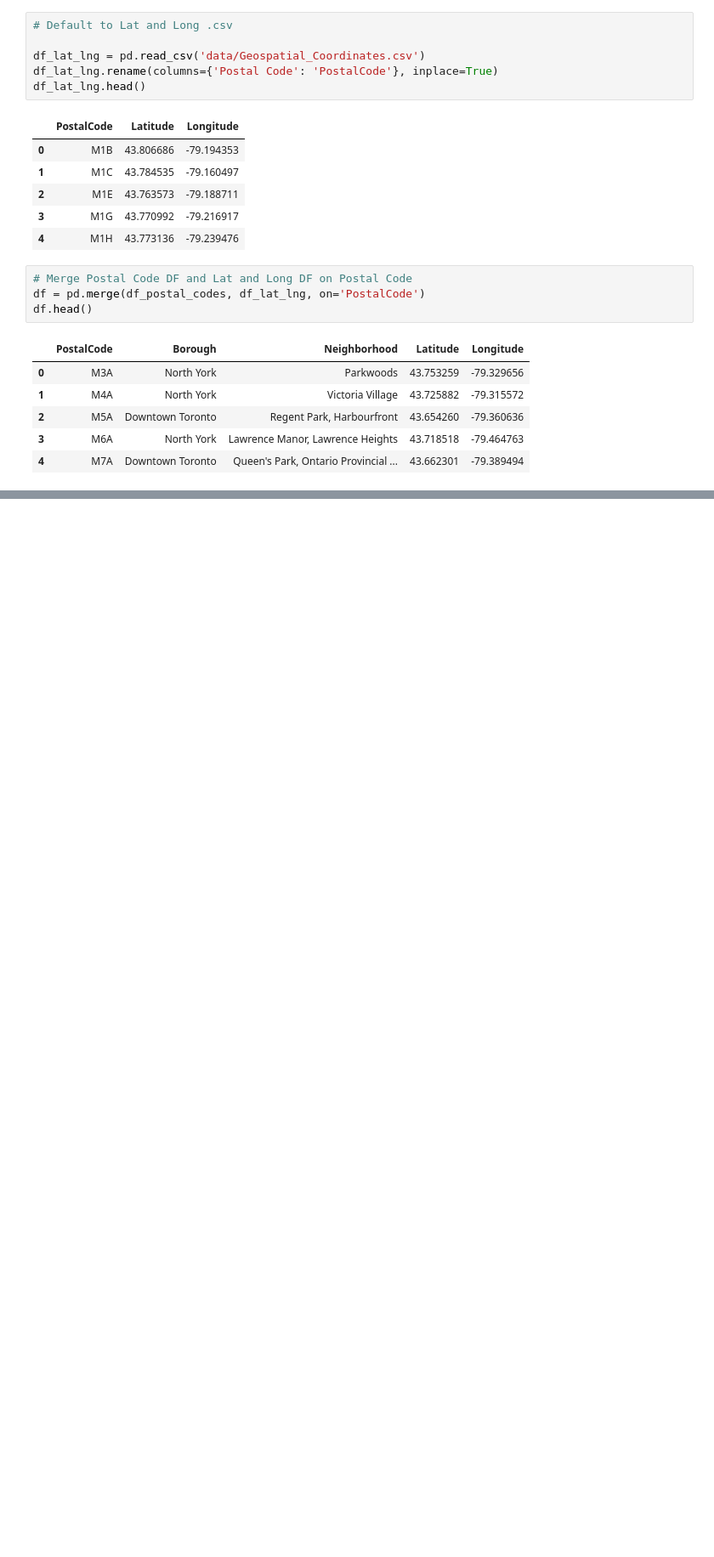
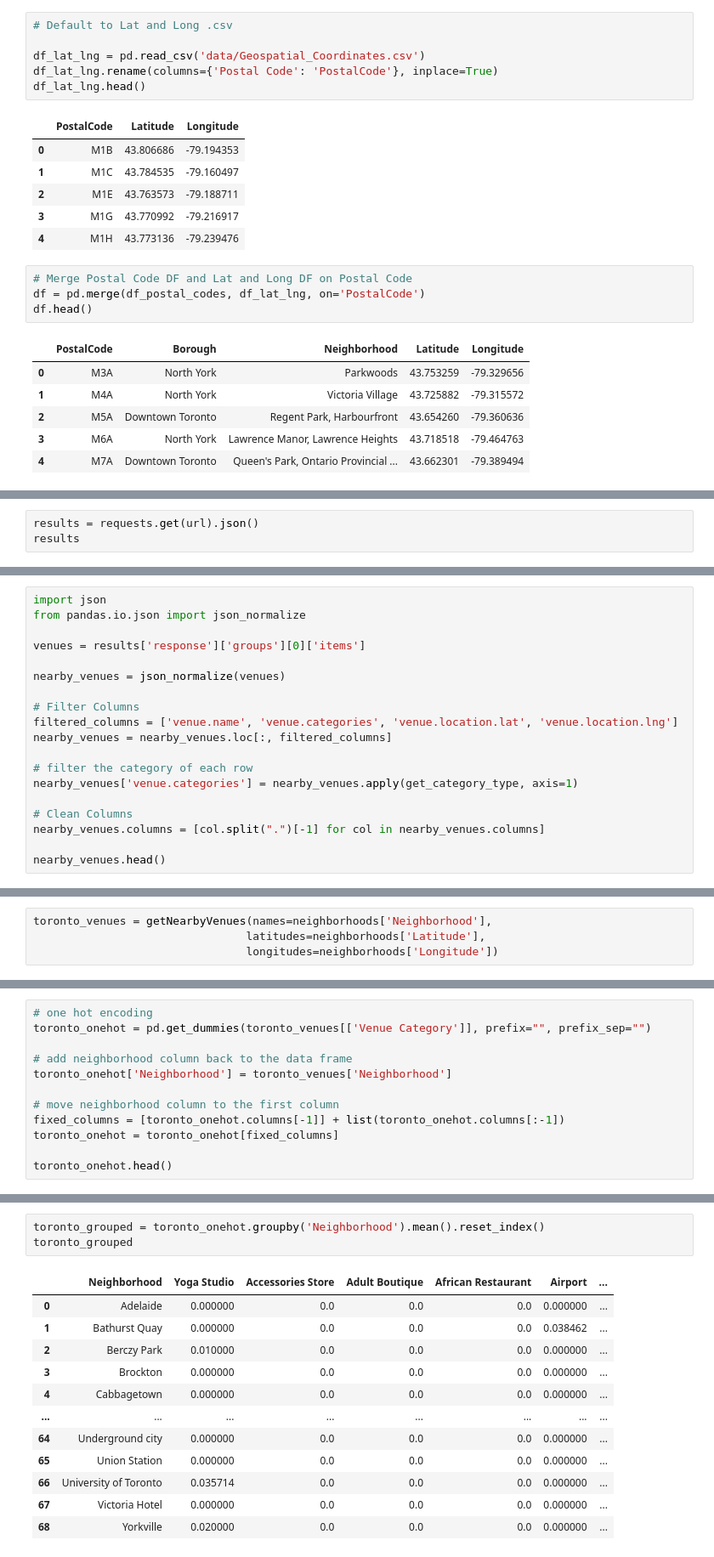
Before and after one commit to francis-eudy/Coursera_Capstone, a Jupyter notebook: ibm-applied-data-science-capstone.ipynb, the cells around one changed output, grey strips where cells are left out. Shown: that part at 85% size. Cells and saved outputs as stored; diff of their text form; blank space fills up the shorter version.

Commit message:
Analyzing and Clustering Toronto Neighborhoods

```diff
--- a/ibm-applied-data-science-capstone.ipynb
+++ b/ibm-applied-data-science-capstone.ipynb
@@ -261,0 +533,3 @@ df.head()
+# %%
+results = requests.get(url).json()
+results
@@ -261,0 +568,19 @@ df.head()
+# %%
+import json
+from pandas.io.json import json_normalize
+
+venues = results['response']['groups'][0]['items']
+
+nearby_venues = json_normalize(venues)
+
+# Filter Columns
+filtered_columns = ['venue.name', 'venue.categories', 'venue.location.lat', 'venue.location.lng']
+nearby_venues = nearby_venues.loc[:, filtered_columns]
+
+# filter the category of each row
+nearby_venues['venue.categories'] = nearby_venues.apply(get_category_type, axis=1)
+
+# Clean Columns
+nearby_venues.columns = [col.split(".")[-1] for col in nearby_venues.columns]
+
+nearby_venues.head()
@@ -261,0 +641,4 @@ df.head()
+# %%
+toronto_venues = getNearbyVenues(names=neighborhoods['Neighborhood'],
+                                latitudes=neighborhoods['Latitude'],
+                                longitudes=neighborhoods['Longitude'])
@@ -261,0 +703,12 @@ df.head()
+# %%
+# one hot encoding
+toronto_onehot = pd.get_dummies(toronto_venues[['Venue Category']], prefix="", prefix_sep="")
+
+# add neighborhood column back to the data frame
+toronto_onehot['Neighborhood'] = toronto_venues['Neighborhood']
+
+# move neighborhood column to the first column
+fixed_columns = [toronto_onehot.columns[-1]] + list(toronto_onehot.columns[:-1])
+toronto_onehot = toronto_onehot[fixed_columns]
+
+toronto_onehot.head()
@@ -261,0 +729,16 @@ df.head()
+# %%
+toronto_grouped = toronto_onehot.groupby('Neighborhood').mean().reset_index()
+toronto_grouped
+# %% [output]
+|  | Neighborhood | Yoga Studio | Accessories Store | Adult Boutique | African Restaurant | Airport | ... |
+| 0 | Adelaide | 0.000000 | 0.0 | 0.0 | 0.0 | 0.000000 | ... |
+| 1 | Bathurst Quay | 0.000000 | 0.0 | 0.0 | 0.0 | 0.038462 | ... |
+| 2 | Berczy Park | 0.010000 | 0.0 | 0.0 | 0.0 | 0.000000 | ... |
+| 3 | Brockton | 0.000000 | 0.0 | 0.0 | 0.0 | 0.000000 | ... |
+| 4 | Cabbagetown | 0.000000 | 0.0 | 0.0 | 0.0 | 0.000000 | ... |
+| ... | ... | ... | ... | ... | ... | ... | ... |
+| 64 | Underground city | 0.000000 | 0.0 | 0.0 | 0.0 | 0.000000 | ... |
+| 65 | Union Station | 0.000000 | 0.0 | 0.0 | 0.0 | 0.000000 | ... |
+| 66 | University of Toronto | 0.035714 | 0.0 | 0.0 | 0.0 | 0.000000 | ... |
+| 67 | Victoria Hotel | 0.000000 | 0.0 | 0.0 | 0.0 | 0.000000 | ... |
+| 68 | Yorkville | 0.020000 | 0.0 | 0.0 | 0.0 | 0.000000 | ... |
```
Also changed, not shown: parts of 87 cells of this notebook.
